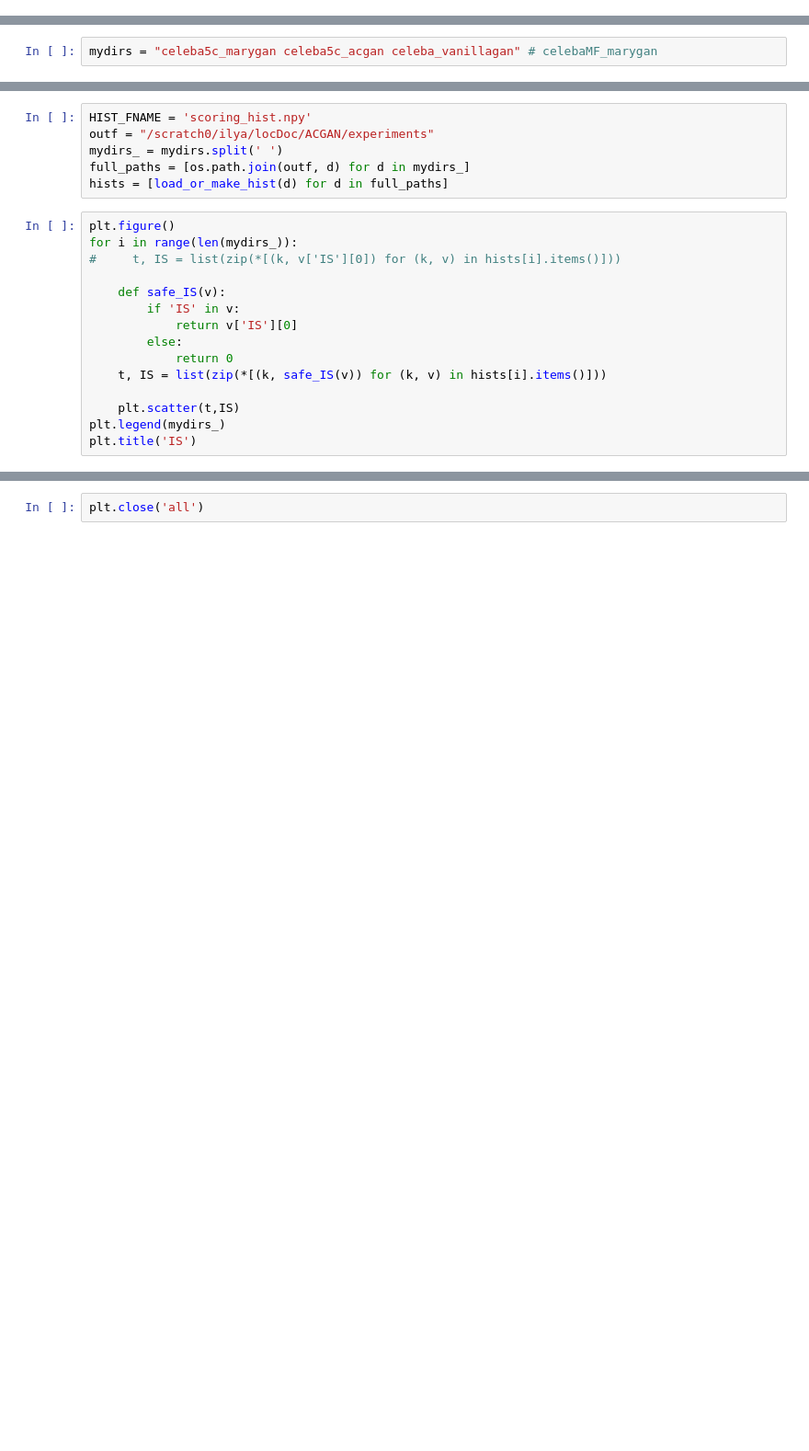
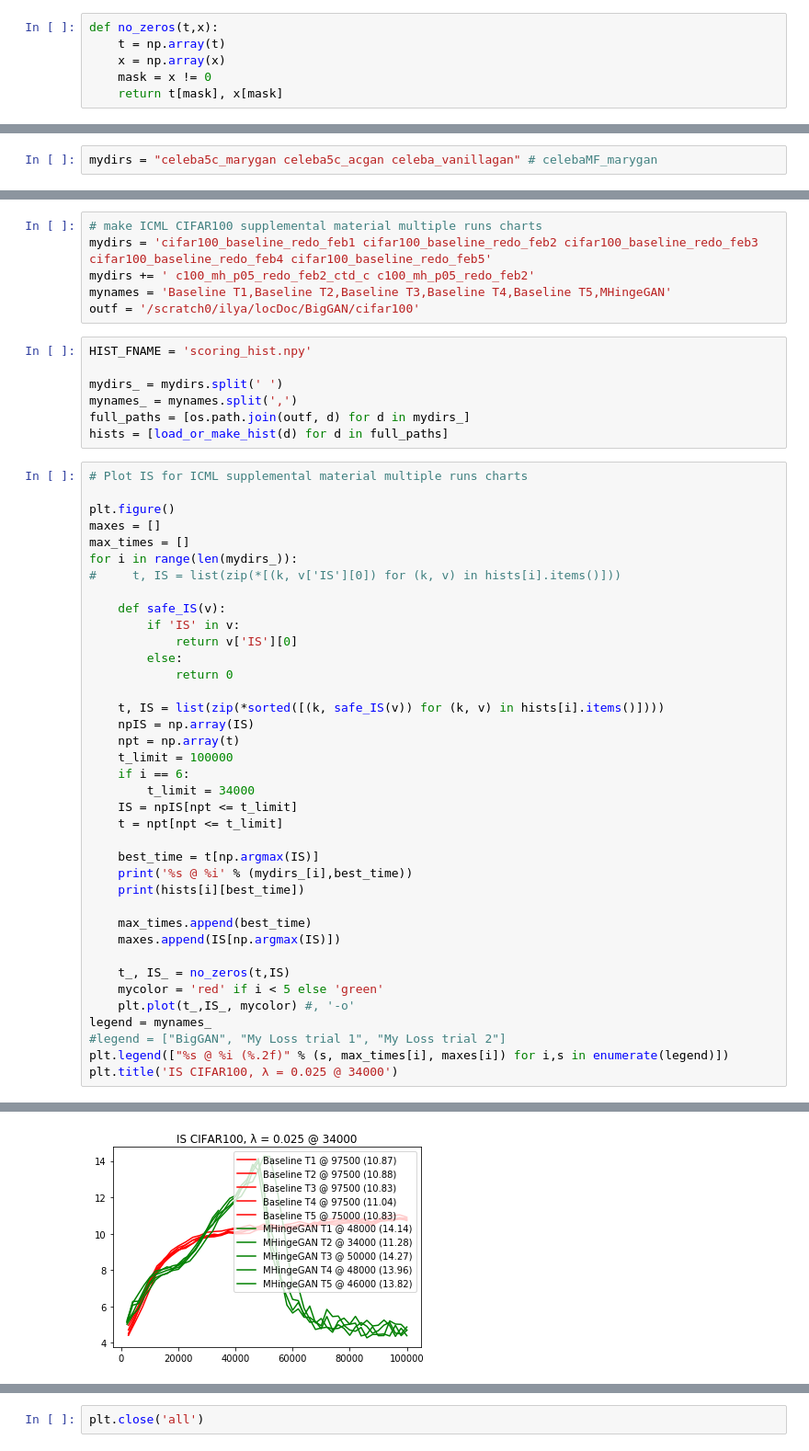
Before and after one commit to ilyakava/ACGAN-PyTorch, a Jupyter notebook: compare_is_fid_timelines.ipynb, the cells around one changed output, grey strips where cells are left out. Shown: that part at 92% size. Cells and saved outputs as stored; diff of their text form; blank space fills up the shorter version.

```diff
--- a/compare_is_fid_timelines.ipynb
+++ b/compare_is_fid_timelines.ipynb
@@ -23,0 +25,6 @@ mydirs = "yogesh-marygan-stl yogesh-acgan-stl"
+# %%
+def no_zeros(t,x):
+    t = np.array(t)
+    x = np.array(x)
+    mask = x != 0
+    return t[mask], x[mask]
@@ -30,11 +177,22 @@ NameError: name 'outf' is not defined
+# %%
+# make ICML CIFAR100 supplemental material multiple runs charts
+mydirs = 'cifar100_baseline_redo_feb1 cifar100_baseline_redo_feb2 cifar100_baseline_redo_feb3 cifar100_baseline_redo_feb4 cifar100_baseline_redo_feb5'
+mydirs += ' c100_mh_p05_redo_feb2_ctd_c c100_mh_p05_redo_feb2'
+mynames = 'Baseline T1,Baseline T2,Baseline T3,Baseline T4,Baseline T5,MHingeGAN'
+outf = '/scratch0/ilya/locDoc/BigGAN/cifar100'
 # %%
 HIST_FNAME = 'scoring_hist.npy'
-outf = "/scratch0/ilya/locDoc/ACGAN/experiments"
+
 mydirs_ = mydirs.split(' ')
+mynames_ = mynames.split(',')
 full_paths = [os.path.join(outf, d) for d in mydirs_]
 hists = [load_or_make_hist(d) for d in full_paths]
 # %%
+# Plot IS for ICML supplemental material multiple runs charts
+
 plt.figure()
+maxes = []
+max_times = []
 for i in range(len(mydirs_)):
 #     t, IS = list(zip(*[(k, v['IS'][0]) for (k, v) in hists[i].items()]))
 
@@ -43,9 +201,28 @@ for i in range(len(mydirs_)):
             return v['IS'][0]
         else:
             return 0
-    t, IS = list(zip(*[(k, safe_IS(v)) for (k, v) in hists[i].items()]))
 
-    plt.scatter(t,IS)
-plt.legend(mydirs_)
-plt.title('IS')
+    t, IS = list(zip(*sorted([(k, safe_IS(v)) for (k, v) in hists[i].items()])))
+    npIS = np.array(IS)
+    npt = np.array(t)
+    t_limit = 100000
+    if i == 6:
+        t_limit = 34000
+    IS = npIS[npt <= t_limit]
+    t = npt[npt <= t_limit]
+
+    best_time = t[np.argmax(IS)]
+    print('%s @ %i' % (mydirs_[i],best_time))
+    print(hists[i][best_time])
+
+    max_times.append(best_time)
+    maxes.append(IS[np.argmax(IS)])
+
+    t_, IS_ = no_zeros(t,IS)
+    mycolor = 'red' if i < 5 else 'green'
+    plt.plot(t_,IS_, mycolor) #, '-o'
+legend = mynames_
+#legend = ["BigGAN", "My Loss trial 1", "My Loss trial 2"]
+plt.legend(["%s @ %i (%.2f)" % (s, max_times[i], maxes[i]) for i,s in enumerate(legend)])
+plt.title('IS CIFAR100, λ = 0.025 @ 34000')
 # %% [output]
@@ -53,0 +250 @@ Text(0.5, 1.0, 'IS')
+[figure, added]
```
Also changed, not shown: parts of 51 cells of this notebook, 14 other files.
